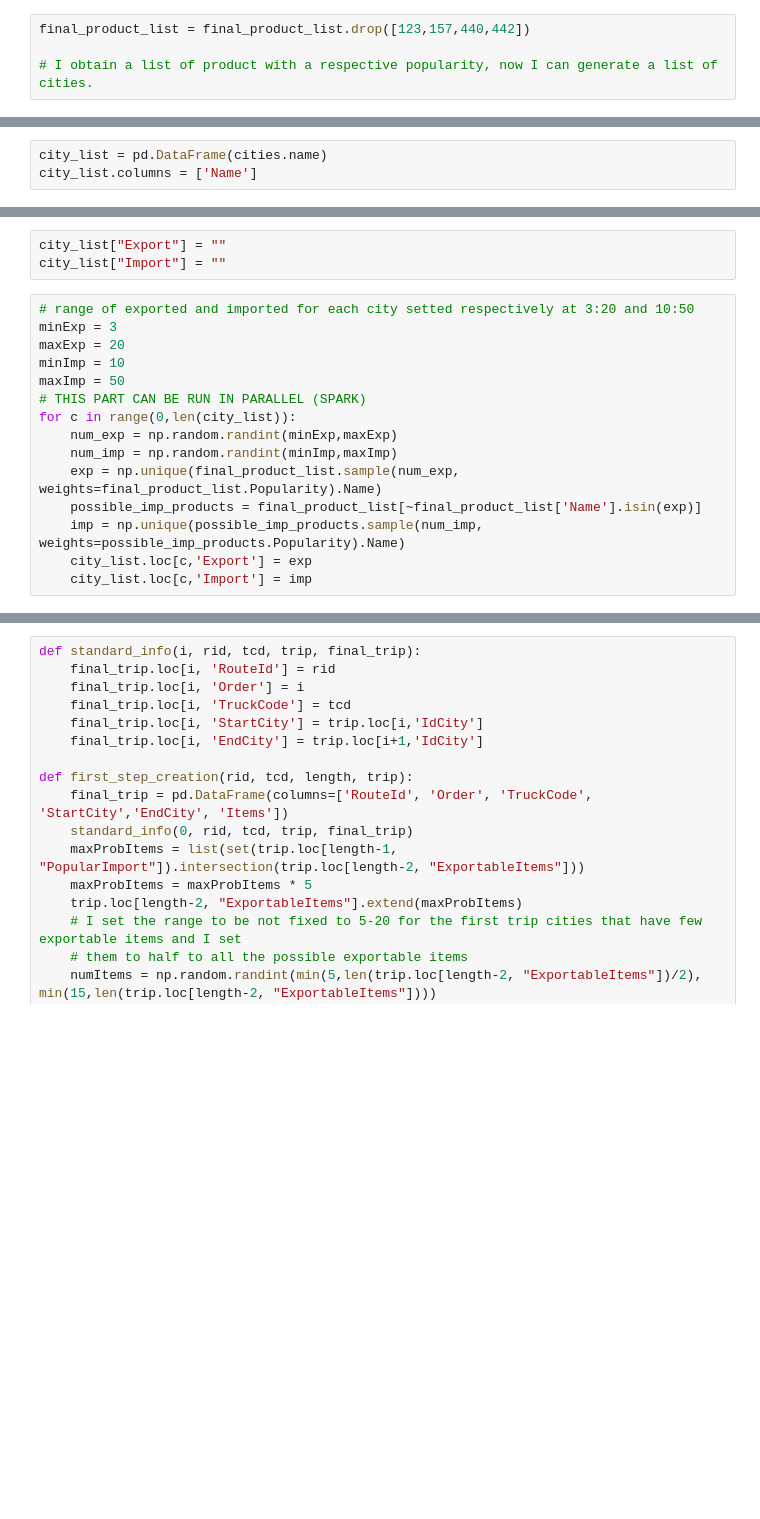
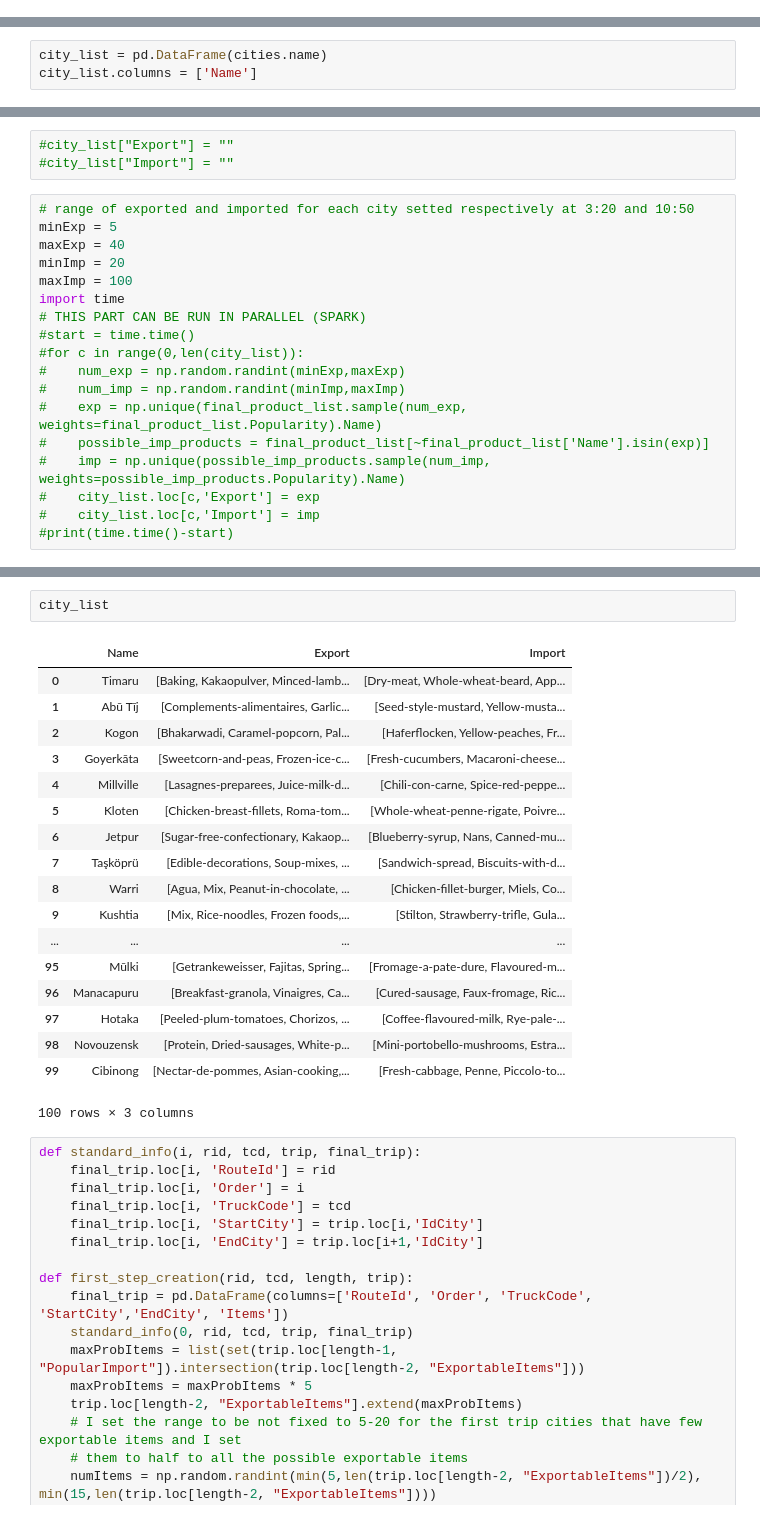
Before and after one commit to aambrosi/DataMiningProject, a Jupyter notebook: DatasetCreation.ipynb, the cells around one changed output, grey strips where cells are left out. Drawn from its saved outputs; the diff is of its cells as text; blank space fills up the shorter version.

```diff
--- a/DatasetCreation.ipynb
+++ b/DatasetCreation.ipynb
@@ -29,6 +16,2 @@ final_product_list
-# %%
-final_product_list = final_product_list.drop([123,157,440,442])
-
-# I obtain a list of product with a respective popularity, now I can generate a list of cities.
 # %%
 cities = pd.read_csv('world-cities.csv',delimiter=',',encoding='utf-8')
@@ -59,18 +47,21 @@ city_list
 # %%
-city_list["Export"] = ""
-city_list["Import"] = ""
+#city_list["Export"] = ""
+#city_list["Import"] = ""
 # %%
 # range of exported and imported for each city setted respectively at 3:20 and 10:50
-minExp = 3
-maxExp = 20
-minImp = 10
-maxImp = 50
+minExp = 5
+maxExp = 40
+minImp = 20
+maxImp = 100
+import time
 # THIS PART CAN BE RUN IN PARALLEL (SPARK)
-for c in range(0,len(city_list)):
-    num_exp = np.random.randint(minExp,maxExp)
-    num_imp = np.random.randint(minImp,maxImp)
-    exp = np.unique(final_product_list.sample(num_exp, weights=final_product_list.Popularity).Name)
-    possible_imp_products = final_product_list[~final_product_list['Name'].isin(exp)]
-    imp = np.unique(possible_imp_products.sample(num_imp, weights=possible_imp_products.Popularity).Name)
-    city_list.loc[c,'Export'] = exp
-    city_list.loc[c,'Import'] = imp
+#start = time.time()
+#for c in range(0,len(city_list)):
+#    num_exp = np.random.randint(minExp,maxExp)
+#    num_imp = np.random.randint(minImp,maxImp)
+#    exp = np.unique(final_product_list.sample(num_exp, weights=final_product_list.Popularity).Name)
+#    possible_imp_products = final_product_list[~final_product_list['Name'].isin(exp)]
+#    imp = np.unique(possible_imp_products.sample(num_imp, weights=possible_imp_products.Popularity).Name)
+#    city_list.loc[c,'Export'] = exp
+#    city_list.loc[c,'Import'] = imp
+#print(time.time()-start)
@@ -77,3 +126,24 @@ for c in range(0,len(city_list)):
+# %%
+city_list
+# %% [output]
+|  | Name | Export | Import |
+| 0 | Timaru | [Baking, Kakaopulver, Minced-lamb... | [Dry-meat, Whole-wheat-beard, App... |
+| 1 | Abū Tīj | [Complements-alimentaires, Garlic... | [Seed-style-mustard, Yellow-musta... |
+| 2 | Kogon | [Bhakarwadi, Caramel-popcorn, Pal... | [Haferflocken, Yellow-peaches, Fr... |
+| 3 | Goyerkāta | [Sweetcorn-and-peas, Frozen-ice-c... | [Fresh-cucumbers, Macaroni-cheese... |
+| 4 | Millville | [Lasagnes-preparees, Juice-milk-d... | [Chili-con-carne, Spice-red-peppe... |
+| 5 | Kloten | [Chicken-breast-fillets, Roma-tom... | [Whole-wheat-penne-rigate, Poivre... |
+| 6 | Jetpur | [Sugar-free-confectionary, Kakaop... | [Blueberry-syrup, Nans, Canned-mu... |
+| 7 | Taşköprü | [Edible-decorations, Soup-mixes, ... | [Sandwich-spread, Biscuits-with-d... |
+| 8 | Warri | [Agua, Mix, Peanut-in-chocolate, ... | [Chicken-fillet-burger, Miels, Co... |
+| 9 | Kushtia | [Mix, Rice-noodles, Frozen foods,... | [Stilton, Strawberry-trifle, Gula... |
+| ... | ... | ... | ... |
+| 95 | Mūlki | [Getrankeweisser, Fajitas, Spring... | [Fromage-a-pate-dure, Flavoured-m... |
+| 96 | Manacapuru | [Breakfast-granola, Vinaigres, Ca... | [Cured-sausage, Faux-fromage, Ric... |
+| 97 | Hotaka | [Peeled-plum-tomatoes, Chorizos, ... | [Coffee-flavoured-milk, Rye-pale-... |
+| 98 | Novouzensk | [Protein, Dried-sausages, White-p... | [Mini-portobello-mushrooms, Estra... |
+| 99 | Cibinong | [Nectar-de-pommes, Asian-cooking,... | [Fresh-cabbage, Penne, Piccolo-to... |
+100 rows × 3 columns
 # %%
 def standard_info(i, rid, tcd, trip, final_trip):
     final_trip.loc[i, 'RouteId'] = rid
```
Also changed, not shown: parts of 10 cells of this notebook, 2 other files.
